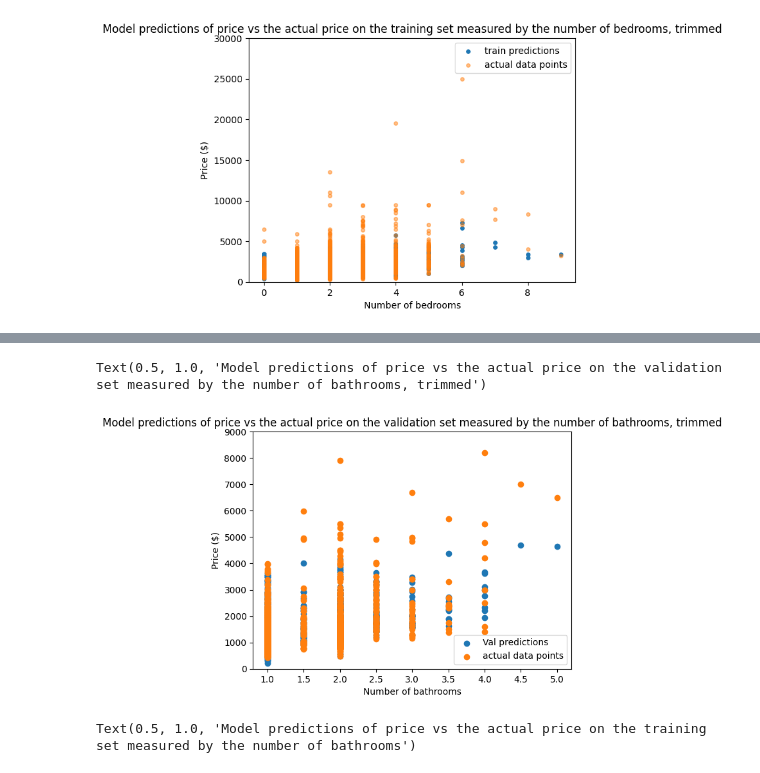
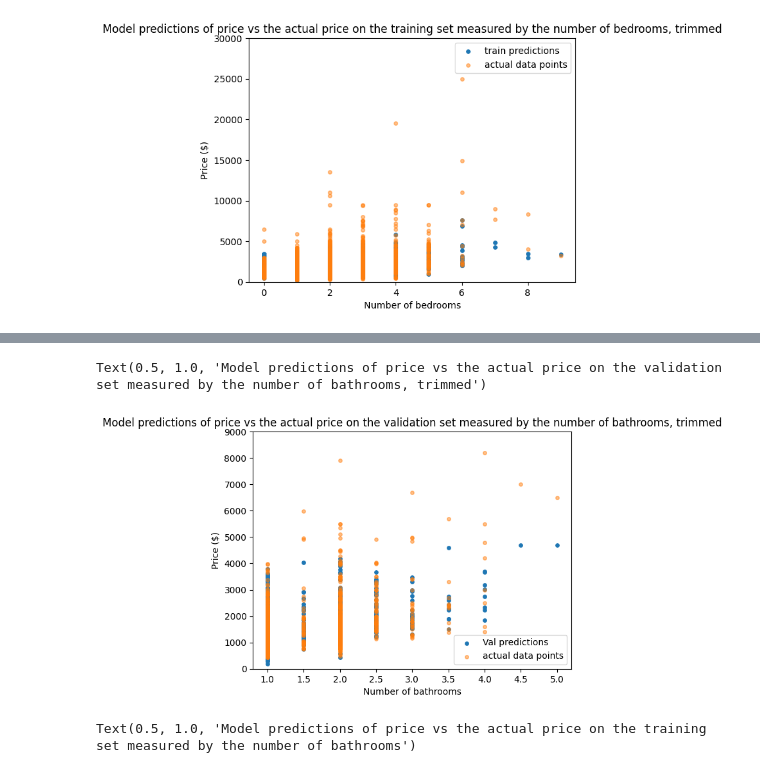
Before and after one commit to Daniel-Tran3/CSE_151A_Project, a Jupyter notebook: Model_1.ipynb, the cells around one changed output, grey strips where cells are left out. Saved outputs shown, nothing was run; the diff lists cells and outputs as text; code cells hidden in the pictures.

```diff
--- a/Model_1.ipynb
+++ b/Model_1.ipynb
@@ -545,14 +550,14 @@ Text(0.5, 1.0, 'Model predictions of price vs the actual price on the validation
 # %%
-plt.scatter(X_val['bathrooms'], yhat_val)
-plt.scatter(X_val['bathrooms'], y_val)
+plt.scatter(X_val['bathrooms'], yhat_val, s = 15)
+plt.scatter(X_val['bathrooms'], y_val, s = 15, alpha = 0.5)
 plt.ylim(0,9000)
 plt.legend(['Val predictions', 'actual data points'])
 plt.xlabel("Number of bathrooms")
 plt.ylabel("Price ($)")
 plt.title("Model predictions of price vs the actual price on the validation set measured by the number of bathrooms, trimmed")
 # %% [output]
 Text(0.5, 1.0, 'Model predictions of price vs the actual price on the validation set measured by the number of bathrooms, trimmed')
-[figure, old version]
+[figure, new version]
 # %%
 plt.scatter(X_train['bathrooms'], yhat_train)
 plt.scatter(X_train['bathrooms'], y_train)
```
Also changed, not shown: parts of 20 cells of this notebook.
